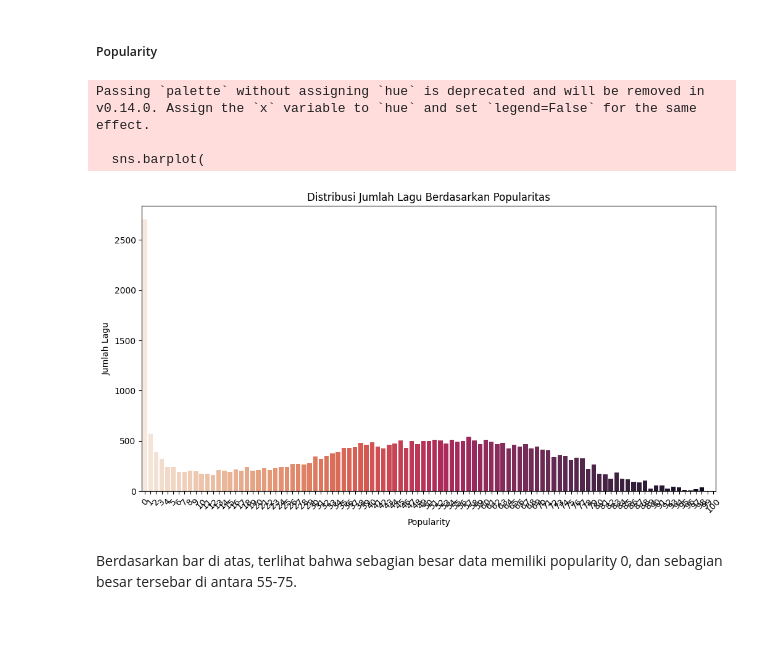
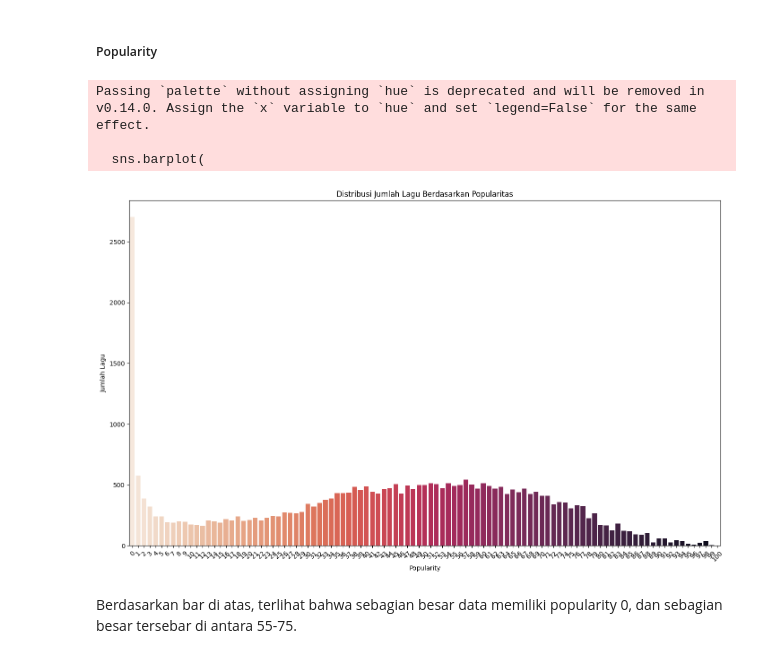
Before and after one commit to ricii1/Music-Recommendation-System, a Jupyter notebook: RecommendationSystem.ipynb, the cells around one changed output. Drawn from its saved outputs; the diff is of its cells as text; code cells hidden in the pictures; blank space fills up the shorter version.

```diff
--- a/RecommendationSystem.ipynb
+++ b/RecommendationSystem.ipynb
@@ -187,25 +116,25 @@ Passing `palette` without assigning `hue` is deprecated and will be removed in v
 # %%
 popularity_counts = raw_data["track_popularity"].value_counts().reset_index()
 popularity_counts.columns = ["popularity", "count"]
 
 # Plot
-plt.figure(figsize=(12, 6))
+plt.figure(figsize=(17, 10))
 sns.barplot(
     x="popularity",
     y="count",
     data=popularity_counts.sort_values(by="popularity"),
     palette="rocket_r"
 )
 plt.title("Distribusi Jumlah Lagu Berdasarkan Popularitas")
 plt.xlabel("Popularity")
 plt.ylabel("Jumlah Lagu")
 plt.xticks(rotation=45)
 plt.show()
 # %% [output]
 Passing `palette` without assigning `hue` is deprecated and will be removed in v0.14.0. Assign the `x` variable to `hue` and set `legend=False` for the same effect.
 
   sns.barplot(
-[figure, old version]
+[figure, new version]
 # %% [markdown]
 Berdasarkan bar di atas, terlihat bahwa sebagian besar data memiliki popularity 0, dan sebagian besar tersebar di antara 55-75.
 # %% [markdown]
```
Also changed, not shown: parts of 38 cells of this notebook.
